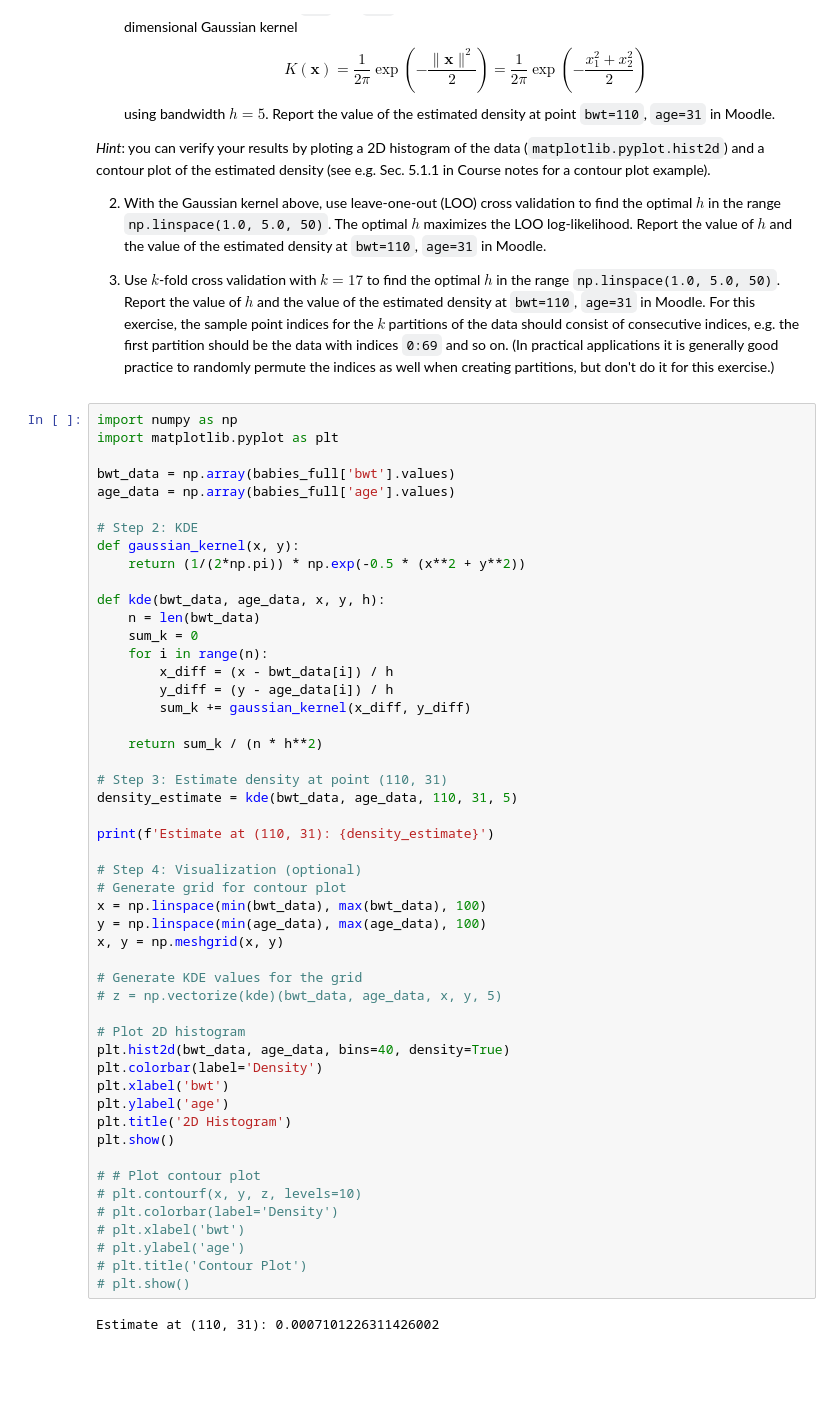
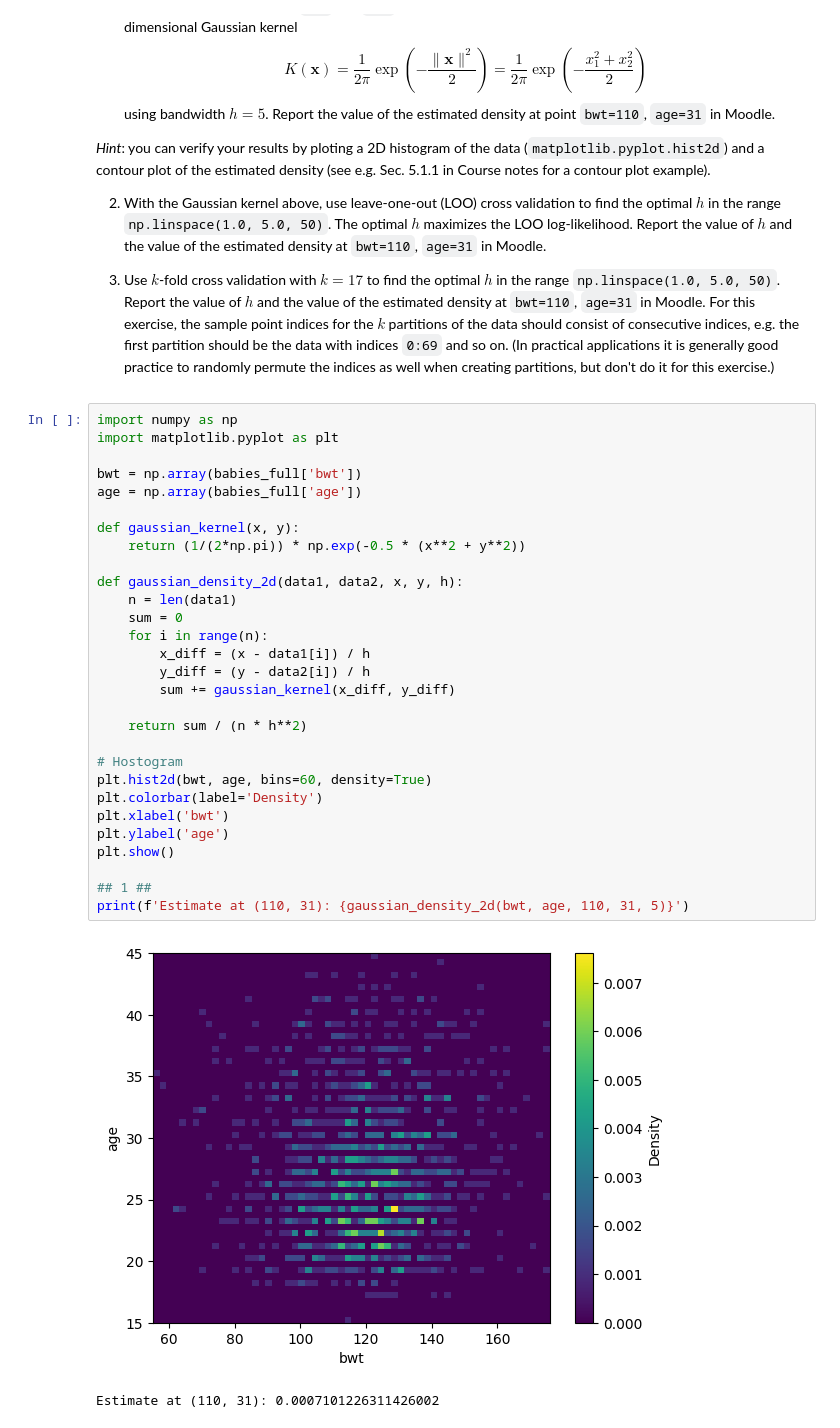
Before and after one commit to alexjilkin/comp-stats, a Jupyter notebook: Week2/Week 2 exercises.ipynb, the cells around one changed output. Drawn from its saved outputs; the diff is of its cells as text; blank space fills up the shorter version.

```diff
--- a/Week2/Week 2 exercises.ipynb
+++ b/Week2/Week 2 exercises.ipynb
@@ -130,52 +174,32 @@ using bandwidth $h=5$. Report the value of the estimated density at point `bwt=1
 # %%
 import numpy as np
 import matplotlib.pyplot as plt
 
-bwt_data = np.array(babies_full['bwt'].values)
-age_data = np.array(babies_full['age'].values)
+bwt = np.array(babies_full['bwt'])
+age = np.array(babies_full['age'])
 
-# Step 2: KDE
 def gaussian_kernel(x, y):
     return (1/(2*np.pi)) * np.exp(-0.5 * (x**2 + y**2))
 
-def kde(bwt_data, age_data, x, y, h):
-    n = len(bwt_data)
-    sum_k = 0
+def gaussian_density_2d(data1, data2, x, y, h):
+    n = len(data1)
+    sum = 0
     for i in range(n):
-        x_diff = (x - bwt_data[i]) / h
-        y_diff = (y - age_data[i]) / h
-        sum_k += gaussian_kernel(x_diff, y_diff)
+        x_diff = (x - data1[i]) / h
+        y_diff = (y - data2[i]) / h
+        sum += gaussian_kernel(x_diff, y_diff)
 
-    return sum_k / (n * h**2)
+    return sum / (n * h**2)
 
-# Step 3: Estimate density at point (110, 31)
-density_estimate = kde(bwt_data, age_data, 110, 31, 5)
-
-print(f'Estimate at (110, 31): {density_estimate}')
-
-# Step 4: Visualization (optional)
-# Generate grid for contour plot
-x = np.linspace(min(bwt_data), max(bwt_data), 100)
-y = np.linspace(min(age_data), max(age_data), 100)
-x, y = np.meshgrid(x, y)
-
-# Generate KDE values for the grid
-# z = np.vectorize(kde)(bwt_data, age_data, x, y, 5)
-
-# Plot 2D histogram
-plt.hist2d(bwt_data, age_data, bins=40, density=True)
+# Hostogram
+plt.hist2d(bwt, age, bins=60, density=True)
 plt.colorbar(label='Density')
 plt.xlabel('bwt')
 plt.ylabel('age')
-plt.title('2D Histogram')
 plt.show()
 
-# # Plot contour plot
-# plt.contourf(x, y, z, levels=10)
-# plt.colorbar(label='Density')
-# plt.xlabel('bwt')
-# plt.ylabel('age')
-# plt.title('Contour Plot')
-# plt.show()
+## 1 ##
+print(f'Estimate at (110, 31): {gaussian_density_2d(bwt, age, 110, 31, 5)}')
 # %% [output]
+[figure, new version]
 Estimate at (110, 31): 0.0007101226311426002
```
Also changed, not shown: parts of 7 cells of this notebook, 1 other file.
